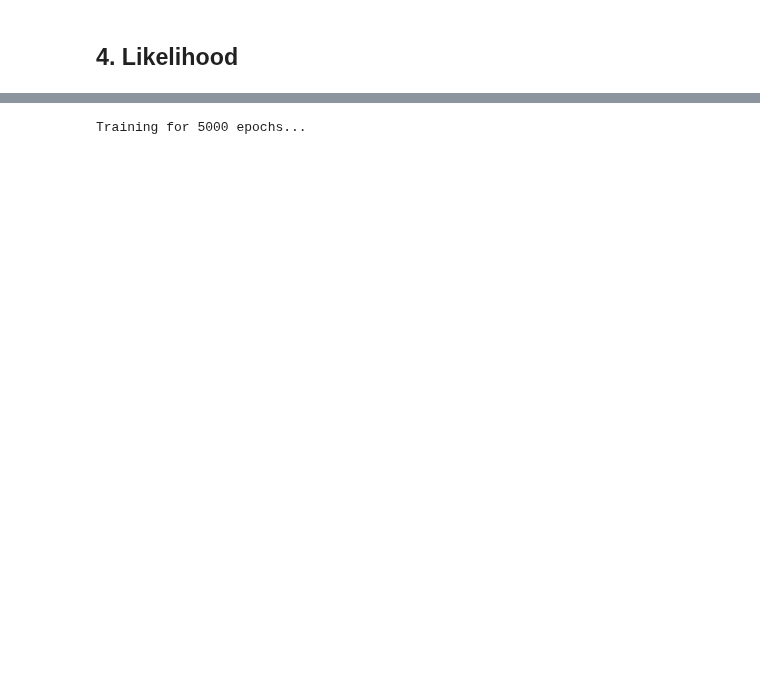
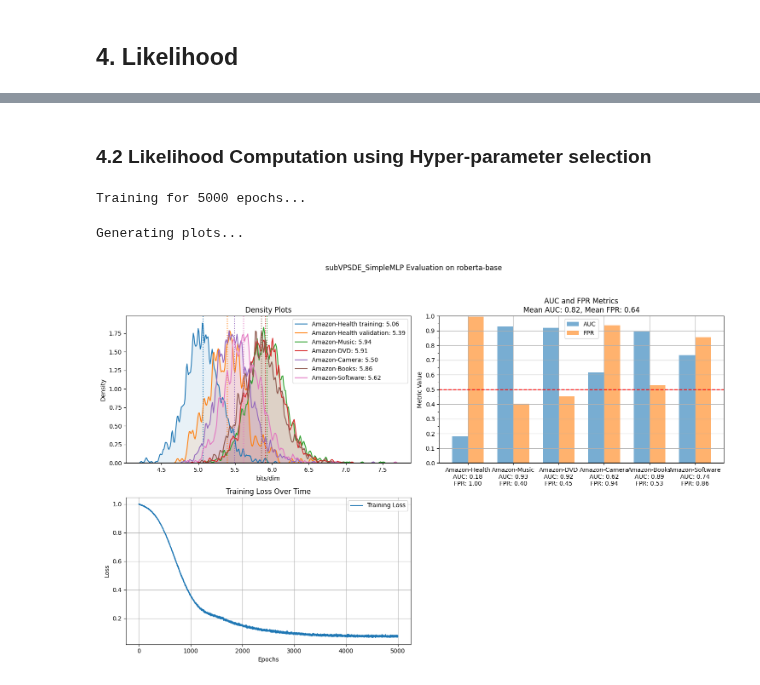
Before and after one commit to Arty-Facts/nlp_ood, a Jupyter notebook: project/SDE_OOD.ipynb, the cells around one changed output, grey strips where cells are left out. Drawn from its saved outputs; the diff is of its cells as text; code cells hidden in the pictures; blank space fills up the shorter version.

```diff
--- a/project/SDE_OOD.ipynb
+++ b/project/SDE_OOD.ipynb
@@ -196,10 +238,13 @@ AUC: 67.38% for Amazon-Health_eval and Amazon-Software
+# %% [markdown]
+### 4.2 Likelihood Computation using Hyper-parameter selection
 # %%
+#Model Parameters
 bottleneck_channels=512
 num_res_blocks=6
 time_embed_dim=256
 dropout = 0.25
 
-# optim
+#Hyperparameters
 lr= 0.0002
 beta1 = 0.9
 beta2 = 0.999
@@ -209,7 +254,7 @@ warmup = 5000
 grad_clip = 1
 ema_rate=0.9999
 
-# train
+#Train Parameters
 continuous = True
 reduce_mean = True
 likelihood_weighting = False
@@ -218,43 +263,58 @@ beta_max = 20
 sigma_min = 0.01
 sigma_max = 50
 
+#Define SDE model using ood_detectors library
 sde = sde_lib.subVPSDE(beta_min=beta_min, beta_max=beta_max)
 
+#Define the underlying MLP for SDE model using ood_detectors library
 model = models.SimpleMLP(
     channels=feat_dim,
     bottleneck_channels=bottleneck_channels,
     num_res_blocks=num_res_blocks,
     time_embed_dim=time_embed_dim,
     dropout=dropout,
 )
 
+#Define the optimizer
 optimizer = functools.partial(
                 torch.optim.Adam,
                 lr=lr,
                 betas=(beta1, beta2),
                 eps=eps,
                 weight_decay=weight_decay,
                 )
 
+#Define the Likelihood model
 ood_detector = likelihood.Likelihood(
     sde = sde,
     model = model,
     optimizer = optimizer,
     ).to(device)
 
 update_fn = functools.partial(
     losses.SDE_LRS_BF16,
     total_steps=len(train_dataset)//batch_size * n_epochs,
     continuous=continuous,
     reduce_mean=reduce_mean,
     likelihood_weighting=likelihood_weighting,
     )
+
+#Train the Likelihood model
+ood_train_loss = ood_detector.fit(
+    train_dataset,
+    n_epochs=n_epochs,
+    batch_size=batch_size,
+    update_fn=update_fn,
+    )
+
+#Save the Likelihood model
+torch.save(ood_detector.state_dict(), 'model_NLL_hs.pth')
+
+#Plot the results
+results = eval_utils.eval_ood(ood_detector, train_dataset, val_dataset, ood_datasets, batch_size, verbose=False)
+plot_utils.plot(results, train_dataset.name, [od.name for od in ood_datasets], encoder=encoder, model=ood_detector.name,
+                train_loss=ood_train_loss, out_dir ='figs')
+# %% [output]
+Training for 5000 epochs...
+Generating plots...
+[figure, added]
-# %%
-ood_train_loss = ood_detector.fit(
-    train_dataset,
-    n_epochs=n_epochs,
-    batch_size=batch_size,
-    update_fn=update_fn,
-    )
-# %% [output]
-Training for 5000 epochs...
```
Also changed, not shown: parts of 10 cells of this notebook.
